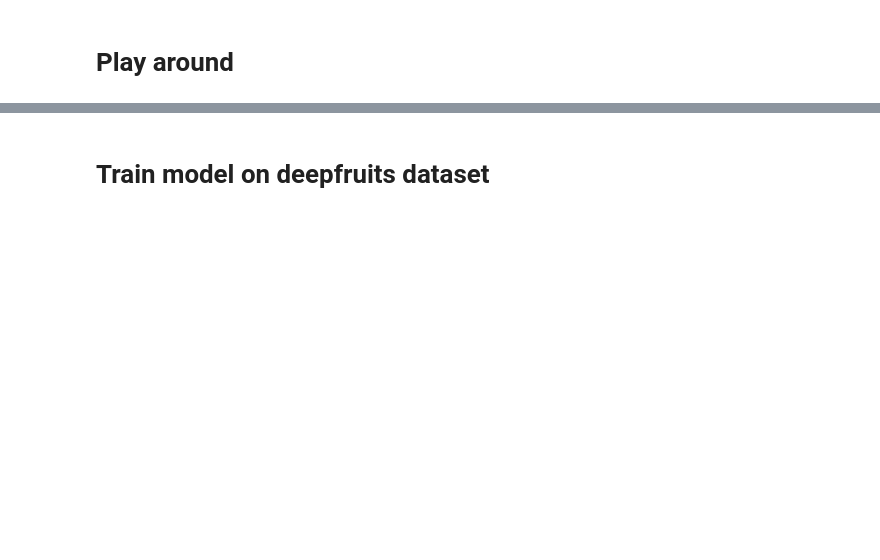
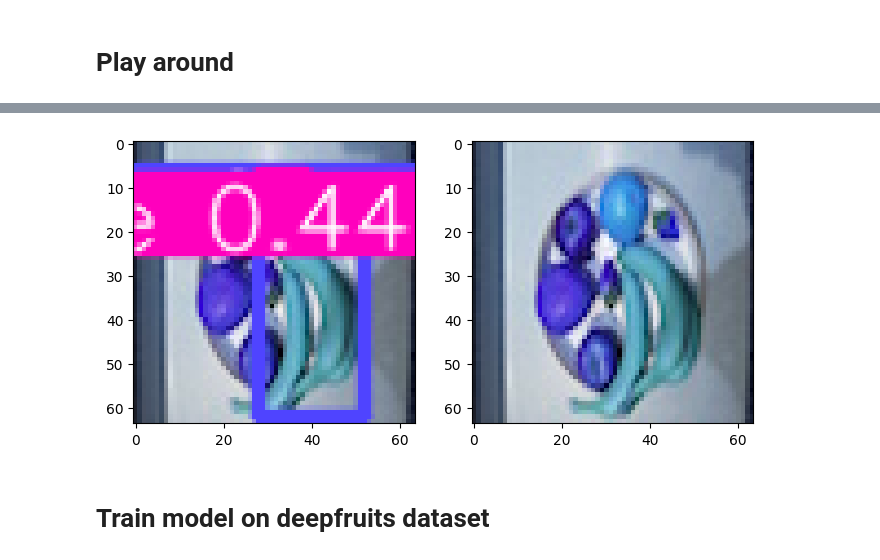
Before and after one commit to marko800/fruit-detector, a Jupyter notebook: fruit_detection.ipynb, the cells around one changed output, grey strips where cells are left out. Drawn from its saved outputs; the diff is of its cells as text; code cells hidden in the pictures; blank space fills up the shorter version.

```diff
--- a/fruit_detection.ipynb
+++ b/fruit_detection.ipynb
@@ -72 +74,9 @@ Speed: 1.2ms preprocess, 469.6ms inference, 2.2ms postprocess per image at shape
 ... (70 outputs left out)
+# %%
+# try with built in list acceptance:
+
+folder_path = "data/Sample_Images"
+
+file_path = [os.path.join(folder_path, filename) for filename in os.listdir(folder_path) ]
+
+results=model(file_path)
@@ -73,2 +101,10 @@ Speed: 1.2ms preprocess, 469.6ms inference, 2.2ms postprocess per image at shape
+# %%
+fig, axes = plt.subplots(1, 2, figsize=(8, 8))
+
+axes[0].imshow(results[27].plot())
+axes[1].imshow(results[27].orig_img)
+plt.show()
+# %% [output]
+[figure, added]
 # %% [markdown]
 # Train model on deepfruits dataset
```
Also changed, not shown: parts of 5 cells of this notebook.
